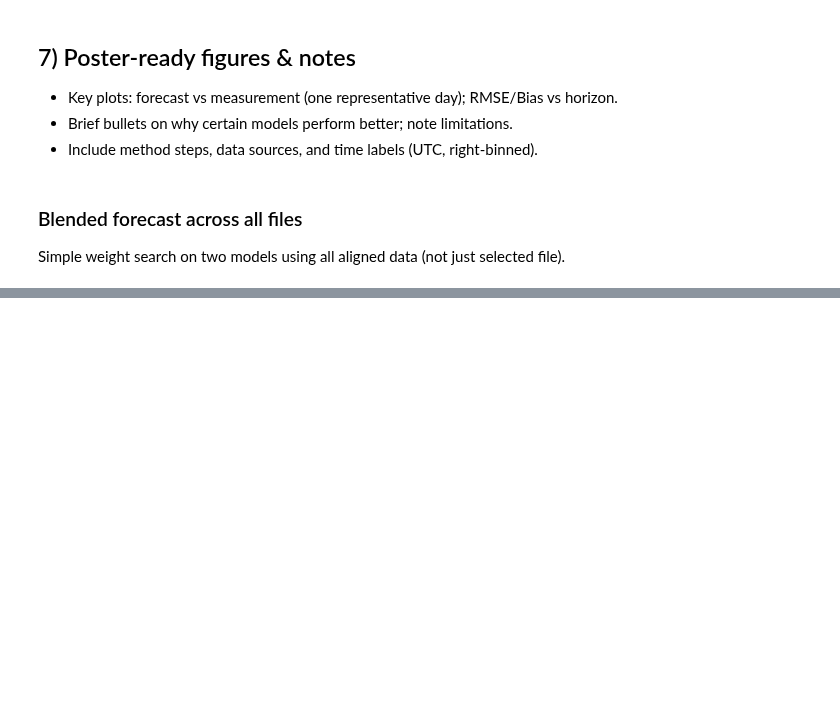
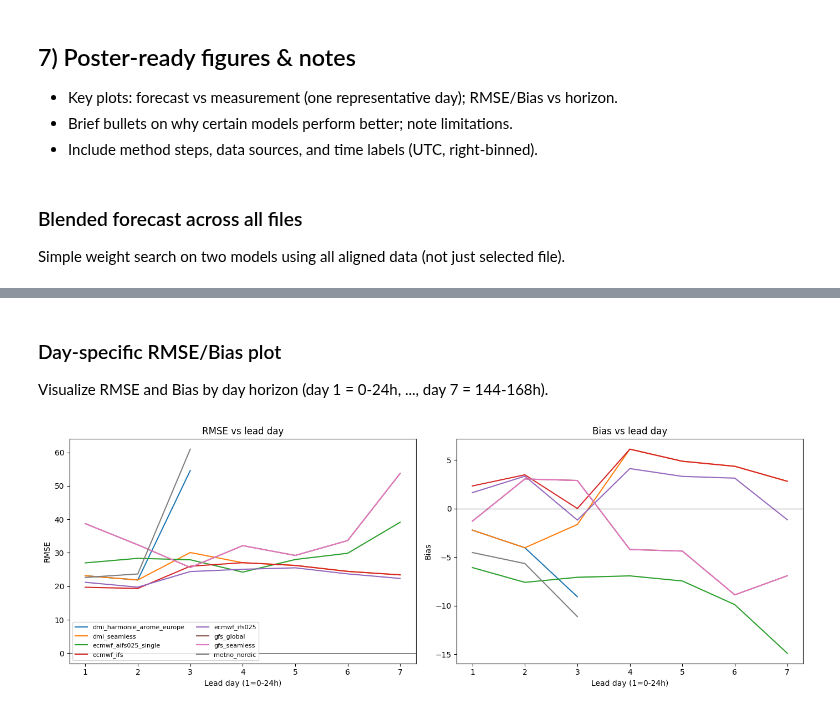
Before and after one commit to Louis2308/Solar-poster, a Jupyter notebook: Forcast_Comparison.ipynb, the cells around one changed output, grey strips where cells are left out. Cells and saved outputs as stored; diff of their text form; code cells hidden in the pictures; blank space fills up the shorter version.

```diff
--- a/Forcast_Comparison.ipynb
+++ b/Forcast_Comparison.ipynb
@@ -466,0 +660,51 @@ Blended weight for ecmwf_ifs025: 0.70, ecmwf_ifs: 0.30
+# %% [markdown]
+
+### Day-specific RMSE/Bias plot
+Visualize RMSE and Bias by day horizon (day 1 = 0-24h, ..., day 7 = 144-168h).
+# %%
+
+import numpy as np
+import pandas as pd
+
+if 'aligned' not in locals() or aligned.empty:
+    raise ValueError("Run the alignment cell first to build 'aligned'")
+
+# same config as table
+plot_days = [1, 2, 3, 4, 5, 6, 7]
+
+rows = []
+for d in plot_days:
+    h_low = (d - 1) * 24
+    h_high = d * 24
+    subset = aligned[(aligned['horizon_hours'] > h_low) & (aligned['horizon_hours'] <= h_high)]
+    if subset.empty:
+        continue
+    agg = subset.groupby('model').agg(
+        rmse=('error', lambda x: np.sqrt((x**2).mean())),
+        bias=('error', 'mean')
+    ).reset_index()
+    agg['day'] = d
+    rows.append(agg)
+
+if not rows:
+    raise ValueError("No data for selected plot_days")
+
+results = pd.concat(rows, ignore_index=True)
+
+fig, axes = plt.subplots(1, 2, figsize=(14, 5), sharex=True)
+for model, grp in results.groupby('model'):
+    axes[0].plot(grp['day'], grp['rmse'], label=model)
+    axes[1].plot(grp['day'], grp['bias'], label=model)
+axes[0].set_xlabel('Lead day (1=0-24h)')
+axes[1].set_xlabel('Lead day (1=0-24h)')
+axes[0].set_ylabel('RMSE')
+axes[1].set_ylabel('Bias')
+for ax in axes:
+    ax.axhline(0, color='k', linewidth=0.5)
+axes[0].set_title('RMSE vs lead day')
+axes[1].set_title('Bias vs lead day')
+axes[0].legend(fontsize=8, ncol=2)
+plt.tight_layout()
+plt.show()
+# %% [output]
+[figure, added]
```
Also changed, not shown: parts of 10 cells of this notebook.
